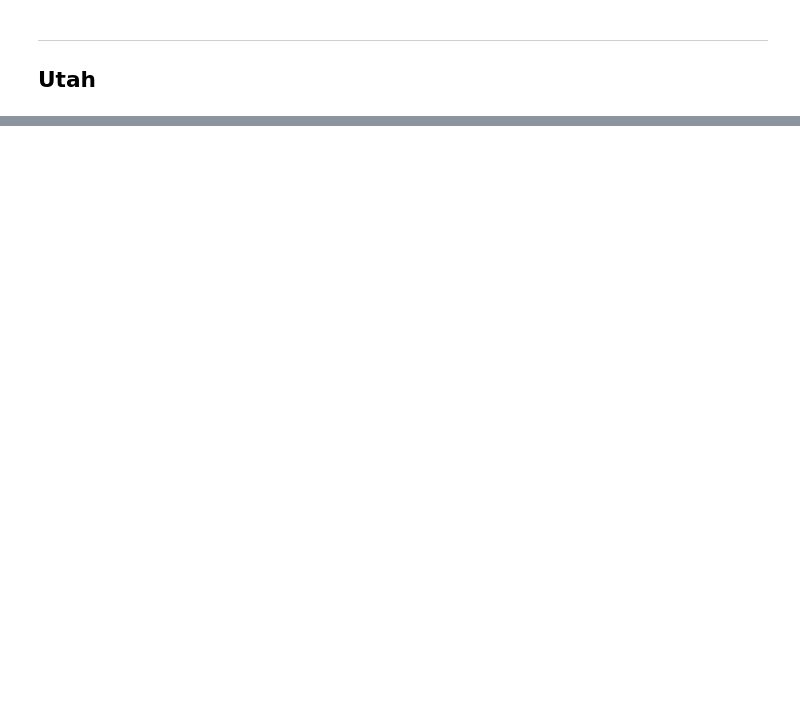
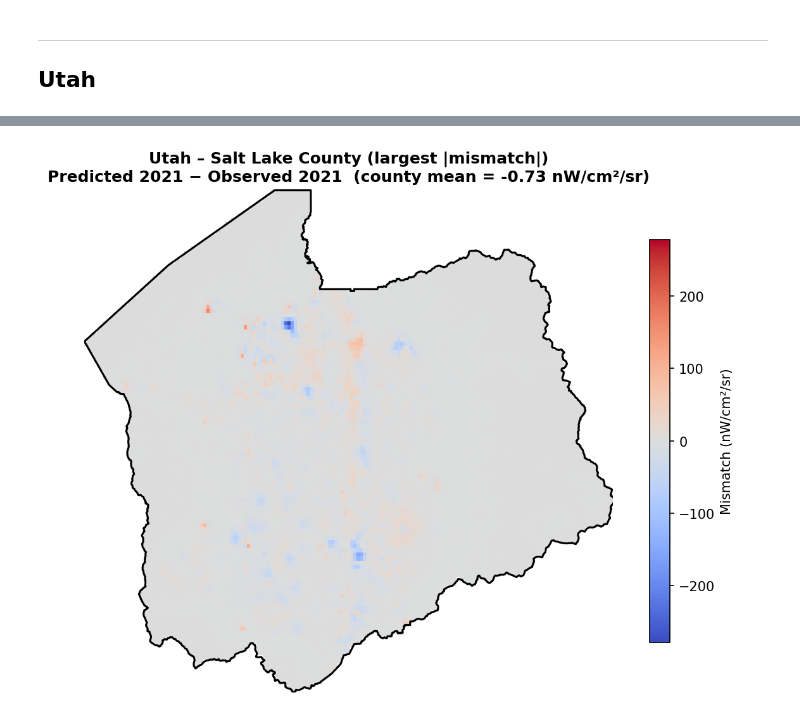
Before and after one commit to ThomWorm/nightlights, a Jupyter notebook: 06_model_testing.ipynb, the cells around one changed output, grey strips where cells are left out. Cells and saved outputs as stored; diff of their text form; code cells hidden in the pictures; blank space fills up the shorter version.

```diff
--- a/06_model_testing.ipynb
+++ b/06_model_testing.ipynb
@@ -316,0 +502,4 @@ print(f"Mean Absolute Error per pixel: {ut_mae:>15.3f} nW/cm²/sr")
+# %%
+plot_biggest_mismatch_co(ut_mismatch_da, ut_counties, "Utah")
+# %% [output]
+[figure, added]
```
Also changed, not shown: parts of 18 cells of this notebook.
